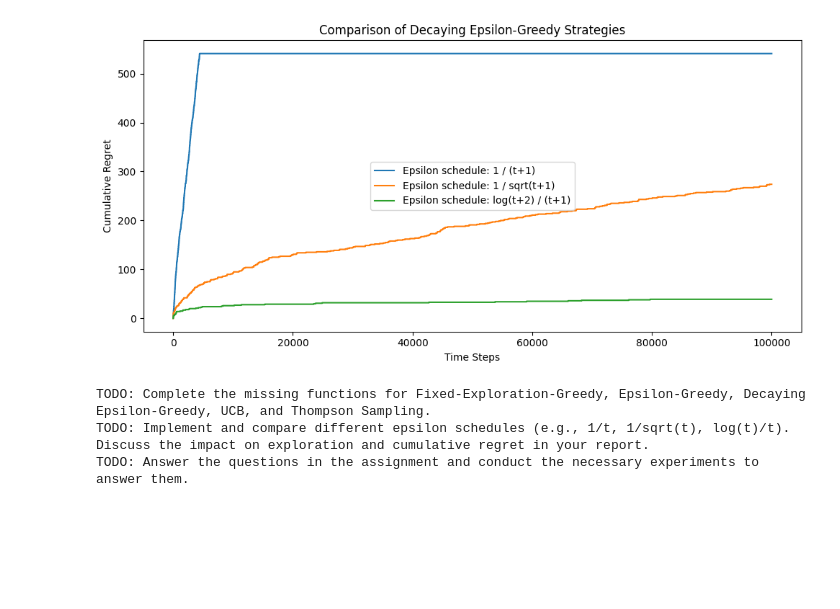
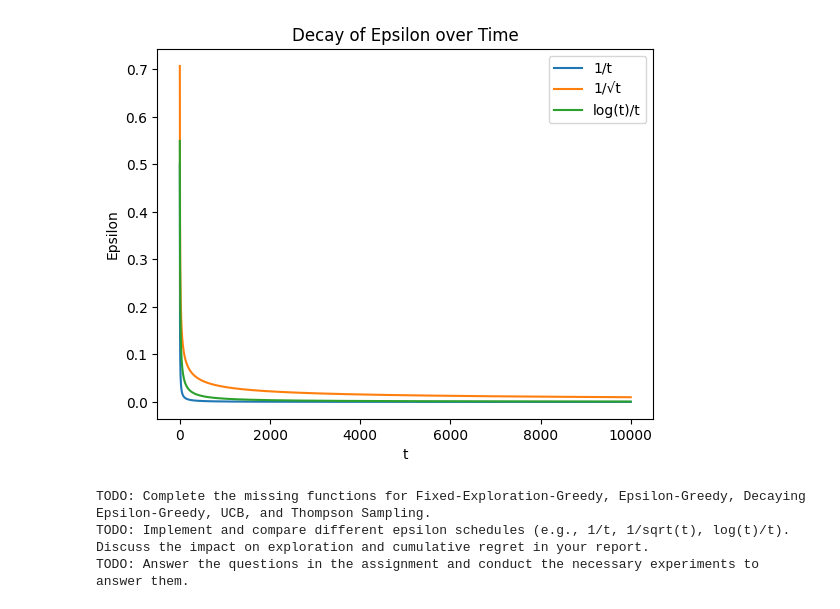
Before and after one commit to iqbaltanjung97/researchskills_assignment, a Jupyter notebook: Assignment_3/MAB_Assignment.ipynb, the cells around one changed output. Cells and saved outputs as stored; diff of their text form; code cells hidden in the pictures; blank space fills up the shorter version.

```diff
--- a/Assignment_3/MAB_Assignment.ipynb
+++ b/Assignment_3/MAB_Assignment.ipynb
@@ -23,9 +23,11 @@ class FixedExplorationThenGreedy:
         self.t = 1
 
     def select_arm(self):
+        # Choose an arm randomly, explore to learn which arm is the best
         if self.t <= self.exploration_steps:
-            return (self.t - 1) % self.num_arms  # round-robin
+            return np.random.randint(self.num_arms)
         else:
+        # Choose the best-known arm, exploit the knowledge to earn more
             return np.argmax(self.values)
 
     def update(self, arm, reward):
@@ -44,8 +46,10 @@ class EpsilonGreedy:
         self.values = np.zeros(num_arms)
 
     def select_arm(self):
+        # Explore if the random number is < epsilon
         if np.random.rand() < self.epsilon:
             return np.random.randint(self.num_arms)
+        # Otherwise exploit: pick the arm with the highest average reward
         else:
             return np.argmax(self.values)
 
@@ -59,15 +63,17 @@ class EpsilonGreedy:
 class EpsilonGreedyDecaying:
     def __init__(self, num_arms, epsilon_schedule):
         self.num_arms = num_arms
-        self.epsilon_schedule = epsilon_schedule  # Function for epsilon_t
+        self.epsilon_schedule = epsilon_schedule  # Function for epsilon
         self.counts = np.zeros(num_arms)
         self.values = np.zeros(num_arms)
         self.t = 1
 
     def select_arm(self):
-        epsilon_t = self.epsilon_schedule(self.t)
-        if np.random.rand() < epsilon_t:
+        epsilon = self.epsilon_schedule(self.t)
+        # Explore if the random number is < epsilon
+        if np.random.random() < epsilon:
             return np.random.randint(self.num_arms)
+        # Otherwise exploit: pick the arm with the highest average reward
         else:
             return np.argmax(self.values)
 
@@ -88,10 +94,12 @@ class UCB:
         self.t = 1
 
     def select_arm(self):
-        if 0 in self.counts:
-            return np.argmin(self.counts)  # ensure each arm is tried at least once
-        ucb_values = self.values + self.c * np.sqrt(np.log(self.t) / self.counts)
-        return np.argmax(ucb_values)
+        return np.argmax(self.values + self.c * np.sqrt(np.log(self.t)/(self.counts + 0.00001)))
+        # Differences from the theory (slides):
+        # confidence bound: sqrt(2*log*T/n_i)
+        # constant: fixed (2, derived from Hoeffding)
+        # log term: fixed time horizon T
+        # 0.00001 to avoid 0
 
     def update(self, arm, reward):
         self.counts[arm] += 1
@@ -140,11 +148,17 @@ def run_experiment(bandit_class, bandit_params, env, num_steps):
 num_arms = 10
 reward_means = np.linspace(0, 1, num_arms)  # Linearly spaced rewards
 env = BanditEnvironment(num_arms, reward_means)
-num_steps = 100000
+num_steps = 10000
 
 # Define epsilon schedule
-def epsilon_schedule(t):
+def epsilon_schedule_1(t):
     return 1 / (t + 1)
+
+def epsilon_schedule_2(t):
+    return 1 / np.sqrt(t + 1)
+
+def epsilon_schedule_3(t):
+    return np.log (t + 2) / (t+1)
 
 # Plot setup
 plt.figure(figsize=(10,5))
@@ -157,9 +171,17 @@ plt.plot(fixed_exploration_regret, label='Fixed Exploration')
 epsilon_greedy_regret = run_experiment(EpsilonGreedy, {'num_arms': num_arms, 'epsilon': 0.1}, env, num_steps)
 plt.plot(epsilon_greedy_regret, label='Epsilon-Greedy')
 
-# Run and plot Decaying ε-Greedy
-decaying_epsilon_greedy_regret = run_experiment(EpsilonGreedyDecaying, {'num_arms': num_arms, 'epsilon_schedule': epsilon_schedule}, env, num_steps)
-plt.plot(decaying_epsilon_greedy_regret, label='Decaying Epsilon-Greedy')
+# Run and plot Decaying ε-Greedy, ε = 1/t
+# decaying_epsilon_greedy_regret_1 = run_experiment(EpsilonGreedyDecaying, {'num_arms': num_arms, 'epsilon_schedule': epsilon_schedule_1}, env, num_steps)
+# plt.plot(decaying_epsilon_greedy_regret_1, label='Decaying Epsilon-Greedy, ε = 1/t')
+
+# Run and plot Decaying ε-Greedy, ε = 1/√t
+# decaying_epsilon_greedy_regret_2 = run_experiment(EpsilonGreedyDecaying, {'num_arms': num_arms, 'epsilon_schedule': epsilon_schedule_2}, env, num_steps)
+# plt.plot(decaying_epsilon_greedy_regret_2, label='Decaying Epsilon-Greedy, ε = 1/√t')
+
+# Run and plot Decaying ε-Greedy, ε = log(t)/t
+decaying_epsilon_greedy_regret_3 = run_experiment(EpsilonGreedyDecaying, {'num_arms': num_arms, 'epsilon_schedule': epsilon_schedule_3}, env, num_steps)
+plt.plot(decaying_epsilon_greedy_regret_3, label='Decaying Epsilon-Greedy, ε = log(t)/t')
 
 # Run and plot UCB
 ucb_regret = run_experiment(UCB, {'num_arms': num_arms, 'c': 4}, env, num_steps)
@@ -175,37 +197,15 @@ plt.legend()
 plt.title("Bandit Algorithm Performance")
 plt.show()
 
-# ==========================
-# Compare Epsilon Decay Schedules in a Single Plot
-# ==========================
-
-# Define epsilon decay schedules
-def schedule_1_over_t(t): return 1 / (t + 1)
-def schedule_1_over_sqrt_t(t): return 1 / np.sqrt(t + 1)
-def schedule_log_over_t(t): return np.log(t + 2) / (t + 1)
-
-decay_schedules = {
-    '1 / (t+1)': schedule_1_over_t,
-    '1 / sqrt(t+1)': schedule_1_over_sqrt_t,
-    'log(t+2) / (t+1)': schedule_log_over_t
-}
-
-plt.figure(figsize=(10, 5))
-
-for name, schedule in decay_schedules.items():
-    regret = run_experiment(
-        EpsilonGreedyDecaying,
-        {'num_arms': num_arms, 'epsilon_schedule': schedule},
-        env,
-        num_steps
-    )
-    plt.plot(regret, label=f'Epsilon schedule: {name}')
-
-plt.xlabel("Time Steps")
-plt.ylabel("Cumulative Regret")
-plt.title("Comparison of Decaying Epsilon-Greedy Strategies")
+ts = np.arange(1, num_steps + 1)
+plt.figure()
+plt.plot([epsilon_schedule_1(t) for t in ts], label='1/t')
+plt.plot([epsilon_schedule_2(t) for t in ts], label='1/√t')
+plt.plot([epsilon_schedule_3(t) for t in ts], label='log(t)/t')
 plt.legend()
-plt.tight_layout()
+plt.title("Decay of Epsilon over Time")
+plt.xlabel("t")
+plt.ylabel("Epsilon")
 plt.show()
 
 # ==========================
@@ -219,4 +219,4 @@ print("TODO: Answer the questions in the assignment and conduct the necessary ex
-[figure, old version]
+[figure, new version]
 TODO: Complete the missing functions for Fixed-Exploration-Greedy, Epsilon-Greedy, Decaying Epsilon-Greedy, UCB, and Thompson Sampling.
 TODO: Implement and compare different epsilon schedules (e.g., 1/t, 1/sqrt(t), log(t)/t). Discuss the impact on exploration and cumulative regret in your report.
 TODO: Answer the questions in the assignment and conduct the necessary experiments to answer them.
```
Also changed, not shown: parts of 1 cell of this notebook.
